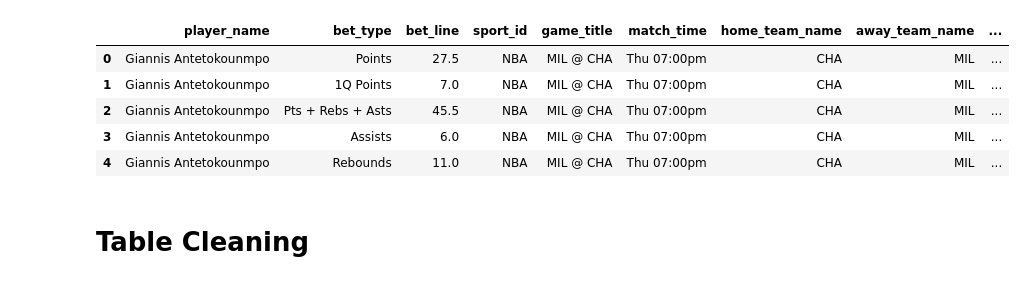
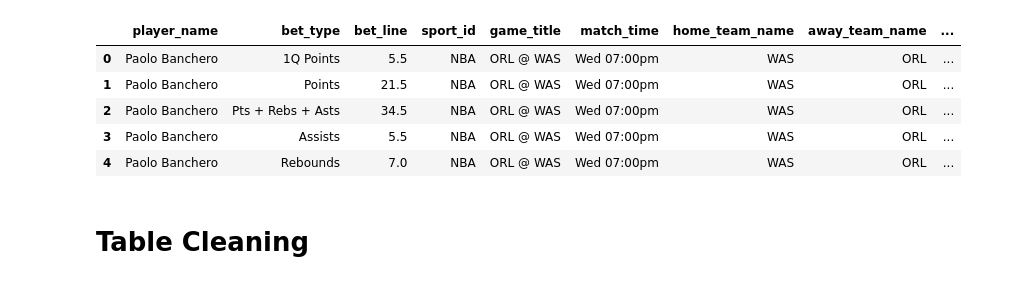
Before and after one commit to jaelar0/rad_dfs, a Jupyter notebook: mk_view.ipynb, the cells around one changed output. Drawn from its saved outputs; the diff is of its cells as text; code cells hidden in the pictures.

```diff
--- a/mk_view.ipynb
+++ b/mk_view.ipynb
@@ -31,7 +31,7 @@ def connect_psql(dataframe, table_name, exists):
     conn = psycopg2.connect(conn_string)
     conn.autocommit = True
 # %%
-run_date = '2024-02-29'
+run_date = '2024-03-06'
 
 bet_game_df = exec_query(f'''SELECT * FROM public."BET_GAME_INFO_RAW" t1 WHERE t1.run_date in ('{run_date}')''')
 bet_overview_df = exec_query(f'''SELECT * FROM public."BET_OVERVIEW_RAW" t1 WHERE t1."DATE" in ('{run_date}')''')
@@ -52,38 +52,38 @@ with q1 as (
 q2 as (
     select q1.*
     , t3.first_name || " " || t3.last_name as "player_name"
     , t3.position_id
     , t3.sport_id
     , t3.team_id
     from q1
     left join bet_player_df t3 on q1.player_id = t3.player_id
 )
 
 SELECT q2.player_name
     , q2.bet_type
     , q2.bet_line
     , q2.sport_id
     , t4.game_title
     , t4.match_time
     , t4.home_team_name
     , t4.away_team_name
     , t4.game_date
     , t4.run_date
 from q2
 left join bet_game_df t4 on q2.team_id = t4.home_team_id or q2.team_id = t4.away_team_id
 """)
 
 nba_final_view = final_view[final_view['sport_id'] == 'NBA'].reset_index(drop=True)
 nba_final_view = nba_final_view.drop_duplicates().reset_index(drop=True)
 
 nba_final_view.head()
 # %% [output]
 |  | player_name | bet_type | bet_line | sport_id | game_title | match_time | home_team_name | away_team_name | ... |
-| 0 | Giannis Antetokounmpo | Points | 27.5 | NBA | MIL @ CHA | Thu 07:00pm | CHA | MIL | ... |
-| 1 | Giannis Antetokounmpo | 1Q Points | 7.0 | NBA | MIL @ CHA | Thu 07:00pm | CHA | MIL | ... |
-| 2 | Giannis Antetokounmpo | Pts + Rebs + Asts | 45.5 | NBA | MIL @ CHA | Thu 07:00pm | CHA | MIL | ... |
-| 3 | Giannis Antetokounmpo | Assists | 6.0 | NBA | MIL @ CHA | Thu 07:00pm | CHA | MIL | ... |
-| 4 | Giannis Antetokounmpo | Rebounds | 11.0 | NBA | MIL @ CHA | Thu 07:00pm | CHA | MIL | ... |
+| 0 | Paolo Banchero | 1Q Points | 5.5 | NBA | ORL @ WAS | Wed 07:00pm | WAS | ORL | ... |
+| 1 | Paolo Banchero | Points | 21.5 | NBA | ORL @ WAS | Wed 07:00pm | WAS | ORL | ... |
+| 2 | Paolo Banchero | Pts + Rebs + Asts | 34.5 | NBA | ORL @ WAS | Wed 07:00pm | WAS | ORL | ... |
+| 3 | Paolo Banchero | Assists | 5.5 | NBA | ORL @ WAS | Wed 07:00pm | WAS | ORL | ... |
+| 4 | Paolo Banchero | Rebounds | 7.0 | NBA | ORL @ WAS | Wed 07:00pm | WAS | ORL | ... |
 # %%
 home_teams = nba_final_view['home_team_name'].str.strip().unique().tolist()
 away_teams = nba_final_view['away_team_name'].str.strip().unique().tolist()
```
Also changed, not shown: 29 other files.
